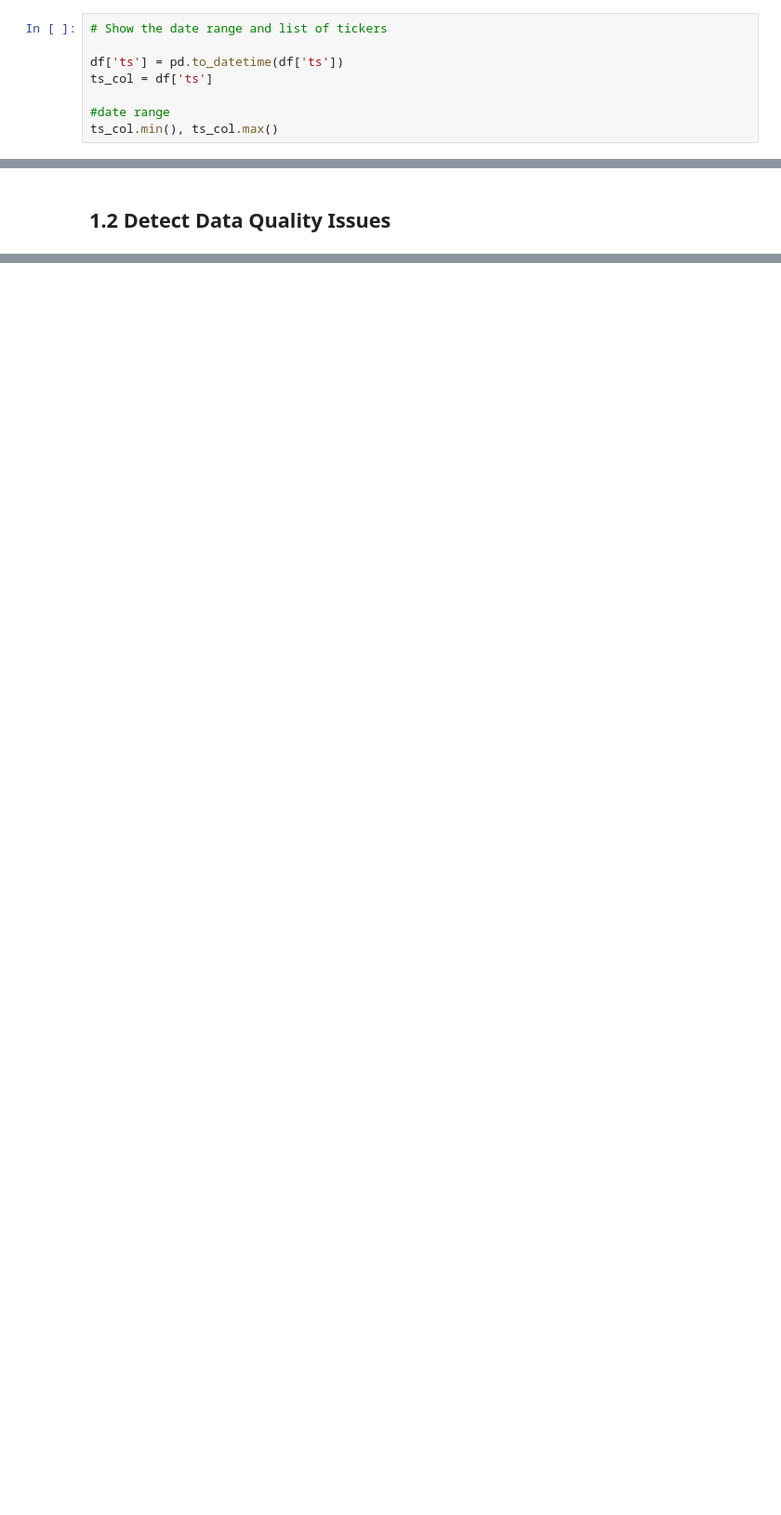
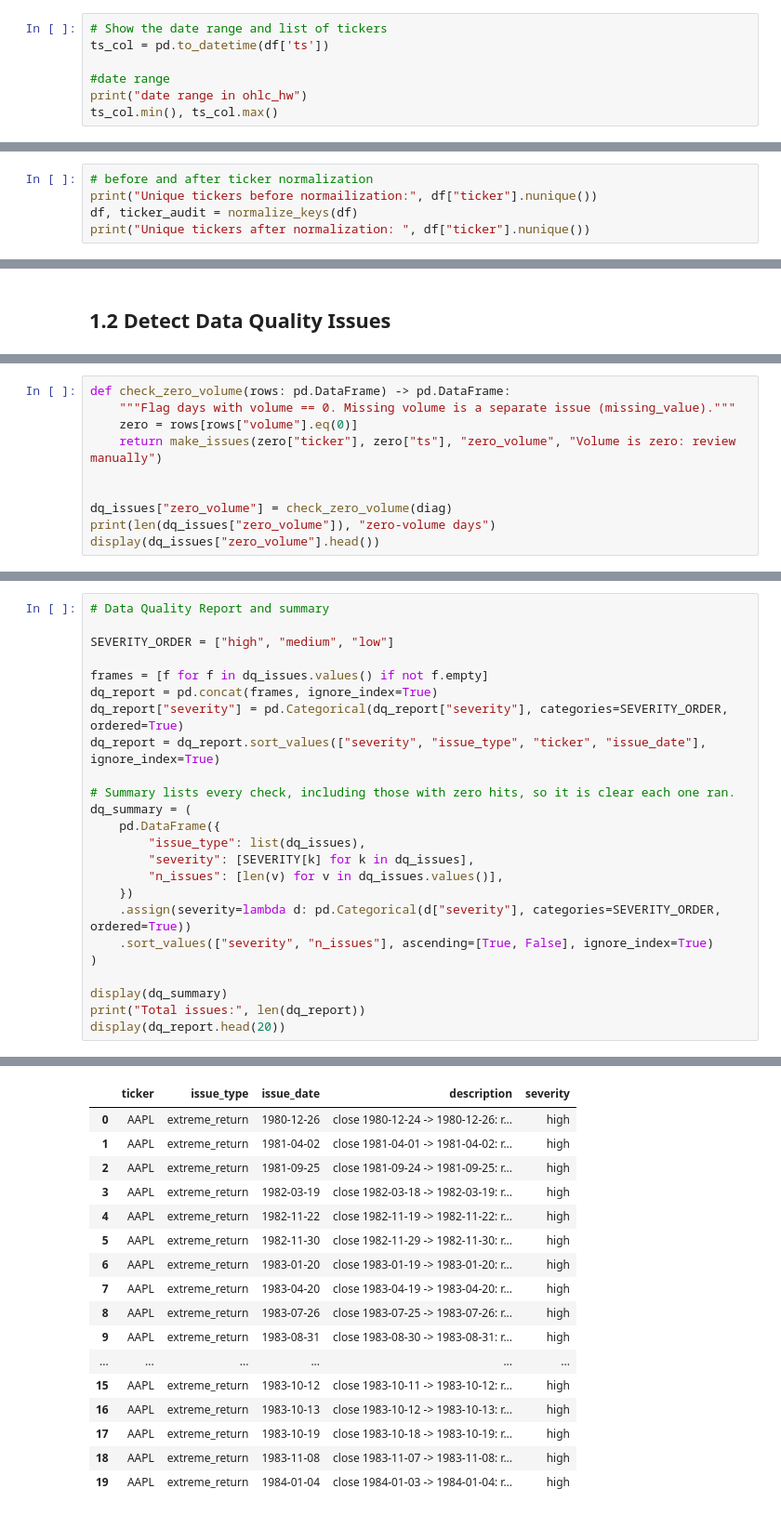
Before and after one commit to yang-guo/UCB-MFE-python-preprogram-2026-winter, a Jupyter notebook: Homeworks/HW2/silvie_huo/01_data_cleaning.ipynb, the cells around one changed output, grey strips where cells are left out. Shown at 93% size. Saved outputs shown, nothing was run; the diff lists cells and outputs as text; blank space fills up the shorter version.

```diff
--- a/Homeworks/HW2/silvie_huo/01_data_cleaning.ipynb
+++ b/Homeworks/HW2/silvie_huo/01_data_cleaning.ipynb
@@ -71,9 +109,8 @@ The columns are ts (observation date), ticker, raw open, high, low, close, vendo
 # %%
 # Show the date range and list of tickers
-
-df['ts'] = pd.to_datetime(df['ts'])
-ts_col = df['ts']
+ts_col = pd.to_datetime(df['ts'])
 
 #date range
+print("date range in ohlc_hw")
 ts_col.min(), ts_col.max()
 # %% [output]
@@ -102,0 +200,5 @@ sorted(ticker_col.unique())
+# %%
+# before and after ticker normalization
+print("Unique tickers before normailization:", df["ticker"].nunique())
+df, ticker_audit = normalize_keys(df)
+print("Unique tickers after normalization: ", df["ticker"].nunique())
@@ -769,0 +515,10 @@ Saved 368246 rows to ohlc_hw_cleaned; ohlc_hw still has 397711 rows.
+# %%
+def check_zero_volume(rows: pd.DataFrame) -> pd.DataFrame:
+    """Flag days with volume == 0. Missing volume is a separate issue (missing_value)."""
+    zero = rows[rows["volume"].eq(0)]
+    return make_issues(zero["ticker"], zero["ts"], "zero_volume", "Volume is zero: review manually")
+
+
+dq_issues["zero_volume"] = check_zero_volume(diag)
+print(len(dq_issues["zero_volume"]), "zero-volume days")
+display(dq_issues["zero_volume"].head())
@@ -769,0 +533,25 @@ Saved 368246 rows to ohlc_hw_cleaned; ohlc_hw still has 397711 rows.
+# %%
+# Data Quality Report and summary
+
+SEVERITY_ORDER = ["high", "medium", "low"]
+
+frames = [f for f in dq_issues.values() if not f.empty]
+dq_report = pd.concat(frames, ignore_index=True)
+dq_report["severity"] = pd.Categorical(dq_report["severity"], categories=SEVERITY_ORDER, ordered=True)
+dq_report = dq_report.sort_values(["severity", "issue_type", "ticker", "issue_date"], ignore_index=True)
+
+# Summary lists every check, including those with zero hits, so it is clear each one ran.
+dq_summary = (
+    pd.DataFrame({
+        "issue_type": list(dq_issues),
+        "severity": [SEVERITY[k] for k in dq_issues],
+        "n_issues": [len(v) for v in dq_issues.values()],
+    })
+    .assign(severity=lambda d: pd.Categorical(d["severity"], categories=SEVERITY_ORDER, ordered=True))
+    .sort_values(["severity", "n_issues"], ascending=[True, False], ignore_index=True)
+)
+
+display(dq_summary)
+print("Total issues:", len(dq_report))
+display(dq_report.head(20))
+# %% [output]
@@ -769,0 +569,17 @@ Saved 368246 rows to ohlc_hw_cleaned; ohlc_hw still has 397711 rows.
+|  | ticker | issue_type | issue_date | description | severity |
+| 0 | AAPL | extreme_return | 1980-12-26 | close 1980-12-24 -> 1980-12-26: r... | high |
+| 1 | AAPL | extreme_return | 1981-04-02 | close 1981-04-01 -> 1981-04-02: r... | high |
+| 2 | AAPL | extreme_return | 1981-09-25 | close 1981-09-24 -> 1981-09-25: r... | high |
+| 3 | AAPL | extreme_return | 1982-03-19 | close 1982-03-18 -> 1982-03-19: r... | high |
+| 4 | AAPL | extreme_return | 1982-11-22 | close 1982-11-19 -> 1982-11-22: r... | high |
+| 5 | AAPL | extreme_return | 1982-11-30 | close 1982-11-29 -> 1982-11-30: r... | high |
+| 6 | AAPL | extreme_return | 1983-01-20 | close 1983-01-19 -> 1983-01-20: r... | high |
+| 7 | AAPL | extreme_return | 1983-04-20 | close 1983-04-19 -> 1983-04-20: r... | high |
+| 8 | AAPL | extreme_return | 1983-07-26 | close 1983-07-25 -> 1983-07-26: r... | high |
+| 9 | AAPL | extreme_return | 1983-08-31 | close 1983-08-30 -> 1983-08-31: r... | high |
+| ... | ... | ... | ... | ... | ... |
+| 15 | AAPL | extreme_return | 1983-10-12 | close 1983-10-11 -> 1983-10-12: r... | high |
+| 16 | AAPL | extreme_return | 1983-10-13 | close 1983-10-12 -> 1983-10-13: r... | high |
+| 17 | AAPL | extreme_return | 1983-10-19 | close 1983-10-18 -> 1983-10-19: r... | high |
+| 18 | AAPL | extreme_return | 1983-11-08 | close 1983-11-07 -> 1983-11-08: r... | high |
+| 19 | AAPL | extreme_return | 1984-01-04 | close 1984-01-03 -> 1984-01-04: r... | high |
```
Also changed, not shown: parts of 25 cells of this notebook.
